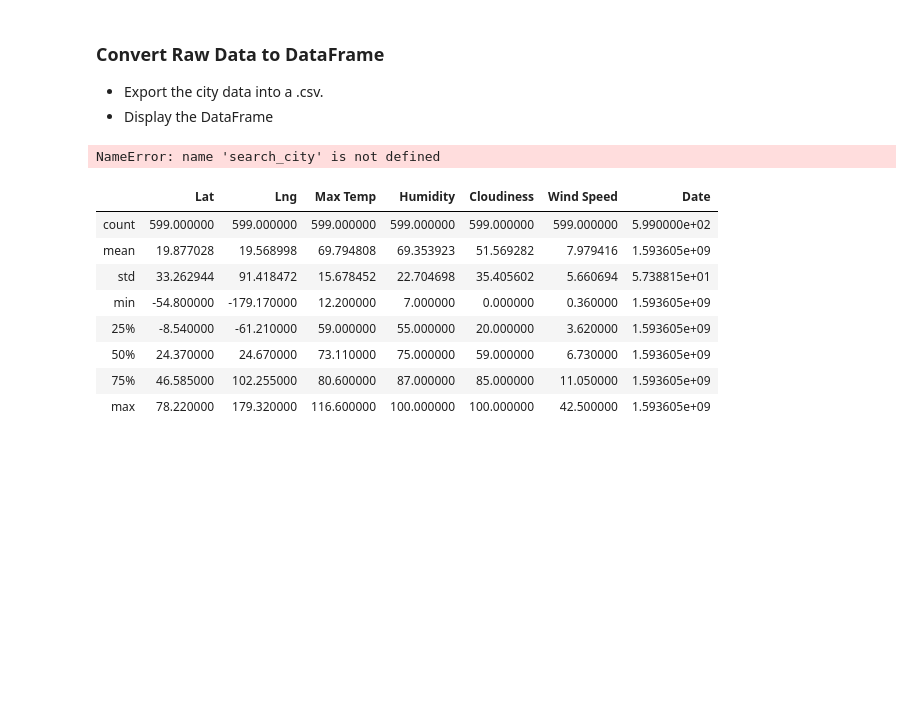
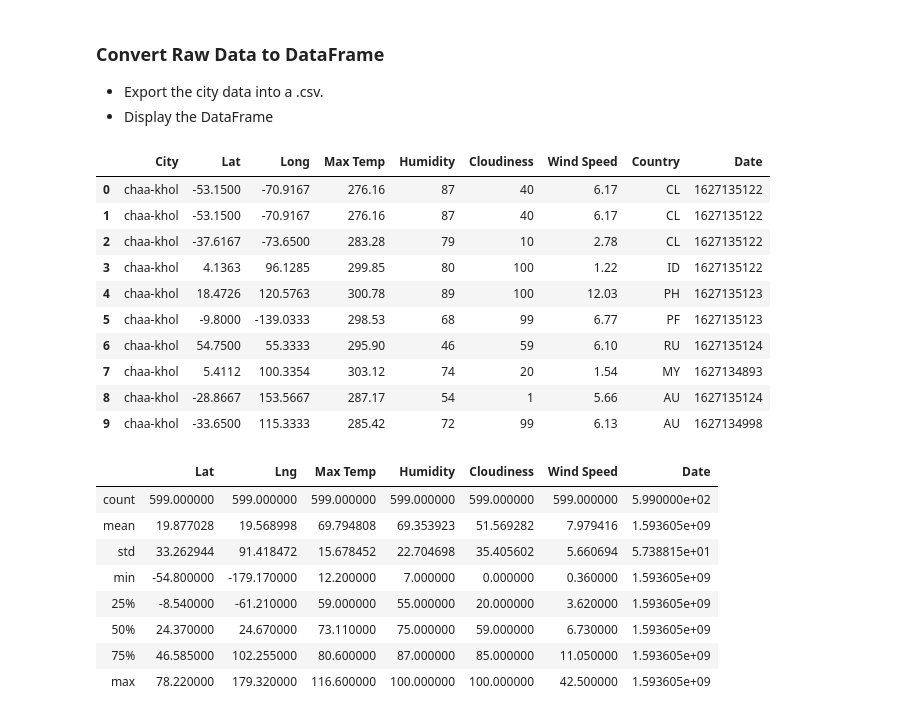
Before and after one commit to jared-roussel/python-api-challenge, a Jupyter notebook: WeatherPy/WeatherPy.ipynb, the cells around one changed output. Cells and saved outputs as stored; diff of their text form; code cells hidden in the pictures; blank space fills up the shorter version.

```diff
--- a/WeatherPy/WeatherPy.ipynb
+++ b/WeatherPy/WeatherPy.ipynb
@@ -48,13 +49,13 @@ for index in range(0,index_max):
 lat_list_api = []
 long_list_api = []
 max_temp_list = []
-humiditylist_ = []
+humidity_list = []
 cloudiness_list = []
 wind_speed_list = []
 country_list = []
 date_list = []
 
-base_url = "api.openweathermap.org/data/2.5/weather?q="
+base_url = "https://api.openweathermap.org/data/2.5/weather?q="
 
 for city_search in cities:
     city_index = cities.index(city_search)
@@ -62,7 +63,9 @@ for city_search in cities:
     print(f'City number {city_index}, the city of {city_search} is being processed.')
     print('-----------------------------------------------------------------')
     query_url = f'{base_url}{city_search}&appid={weather_api_key}'
-    #response = requests.get(query_url).json()
+    response = requests.get(query_url).json()
+    #pprint(response)
+
     lat = response['coord']['lat']
     lat_list_api.append(lat)
 
@@ -84,6 +87,6 @@ for city_search in cities:
     country = response['sys']['country']
     country_list.append(country)
 
-    date = reponse['date']
+    date = response['dt']
     date_list.append(date)
 # %% [output]
@@ -96,21 +114,31 @@ NameError: name 'response' is not defined
 * Display the DataFrame
 # %%
 city_info_dict = {
-    "City": search_city,
+    "City": city_search,
     "Lat": lat_list_api,
-    "Long": long_List_api,
+    "Long": long_list_api,
     "Max Temp": max_temp_list,
     "Humidity": humidity_list,
     "Cloudiness": cloudiness_list,
     "Wind Speed": wind_speed_list,
     "Country": country_list,
     "Date": date_list
 }
 
 city_info_df = pd.DataFrame(city_info_dict)
-city_info_df.head()
+city_info_df.head(20)
 # %% [output]
-NameError: name 'search_city' is not defined
+|  | City | Lat | Long | Max Temp | Humidity | Cloudiness | Wind Speed | Country | Date |
+| 0 | chaa-khol | -53.1500 | -70.9167 | 276.16 | 87 | 40 | 6.17 | CL | 1627135122 |
+| 1 | chaa-khol | -53.1500 | -70.9167 | 276.16 | 87 | 40 | 6.17 | CL | 1627135122 |
+| 2 | chaa-khol | -37.6167 | -73.6500 | 283.28 | 79 | 10 | 2.78 | CL | 1627135122 |
+| 3 | chaa-khol | 4.1363 | 96.1285 | 299.85 | 80 | 100 | 1.22 | ID | 1627135122 |
+| 4 | chaa-khol | 18.4726 | 120.5763 | 300.78 | 89 | 100 | 12.03 | PH | 1627135123 |
+| 5 | chaa-khol | -9.8000 | -139.0333 | 298.53 | 68 | 99 | 6.77 | PF | 1627135123 |
+| 6 | chaa-khol | 54.7500 | 55.3333 | 295.90 | 46 | 59 | 6.10 | RU | 1627135124 |
+| 7 | chaa-khol | 5.4112 | 100.3354 | 303.12 | 74 | 20 | 1.54 | MY | 1627134893 |
+| 8 | chaa-khol | -28.8667 | 153.5667 | 287.17 | 54 | 1 | 5.66 | AU | 1627135124 |
+| 9 | chaa-khol | -33.6500 | 115.3333 | 285.42 | 72 | 99 | 6.13 | AU | 1627134998 |
 # %%
 # %% [output]
 |  | Lat | Lng | Max Temp | Humidity | Cloudiness | Wind Speed | Date |
```
Also changed, not shown: parts of 4 cells of this notebook.
